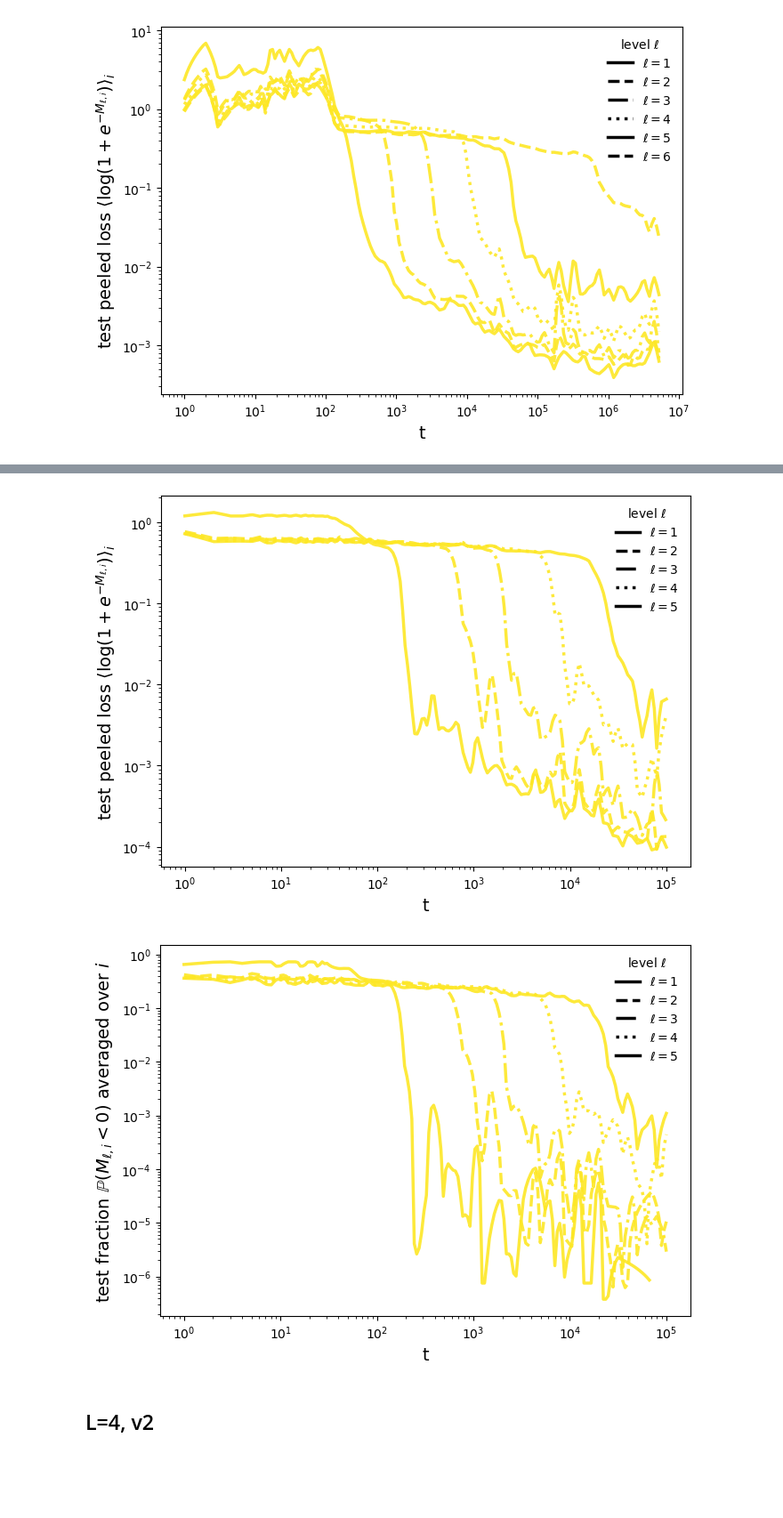
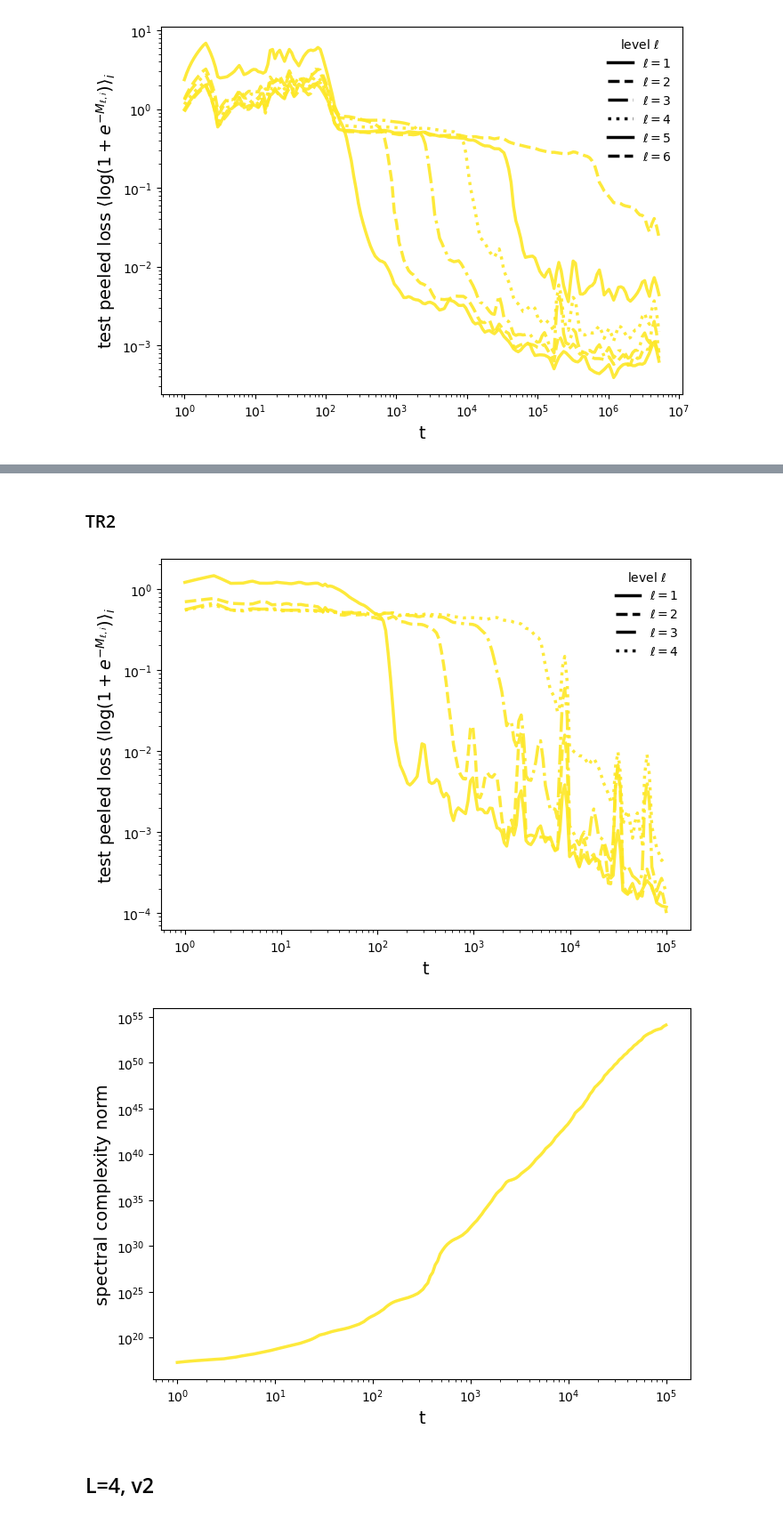
Before and after one commit to f-damico/small-language-modelling, a Jupyter notebook: notebook_M.ipynb, the cells around one changed output, grey strips where cells are left out. Shown at 89% size. Cells and saved outputs as stored; diff of their text form; code cells hidden in the pictures; blank space fills up the shorter version.

```diff
--- a/notebook_M.ipynb
+++ b/notebook_M.ipynb
@@ -1018,3 +1069,10 @@ fig, ax = plot_ntp_average_i_all_curves(
+# %% [markdown]
+### TR2
+# %%
+res = load_collected_results(
+    "slm_TR2_uniform_L4_v1",
+    collected_results_dir="collected_results",
+)
 # %%
 fig, ax = plot_ntp_average_i_all_curves(
     res,
@@ -1028,21 +1086,21 @@ fig, ax = plot_ntp_average_i_all_curves(
     lw=2.5,
 )
 # %% [output]
-[figure, old version]
+[figure, new version]
 # %%
 fig, ax = plot_ntp_average_i_all_curves(
     res,
     norm_type="time",
-    y_plot="M_l_neg_frac",
+    y_plot="spectral_complexity",
     split="test",
     xscale="log",
     yscale="log",
     average_seeds=True,
     show_seed_std=True,
     lw=2.5,
 )
 # %% [output]
-[figure, old version]
+[figure, new version]
 # %% [markdown]
 ## L=4, v2
 # %%
```
Also changed, not shown: parts of 21 cells of this notebook, 1 other file.
